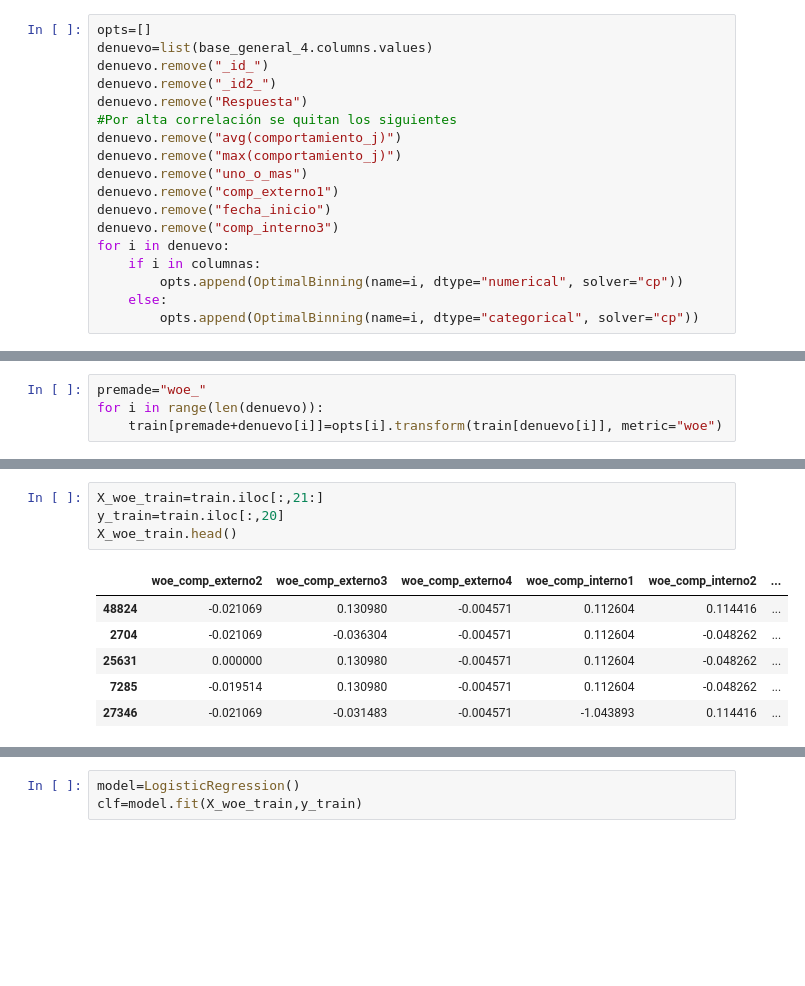
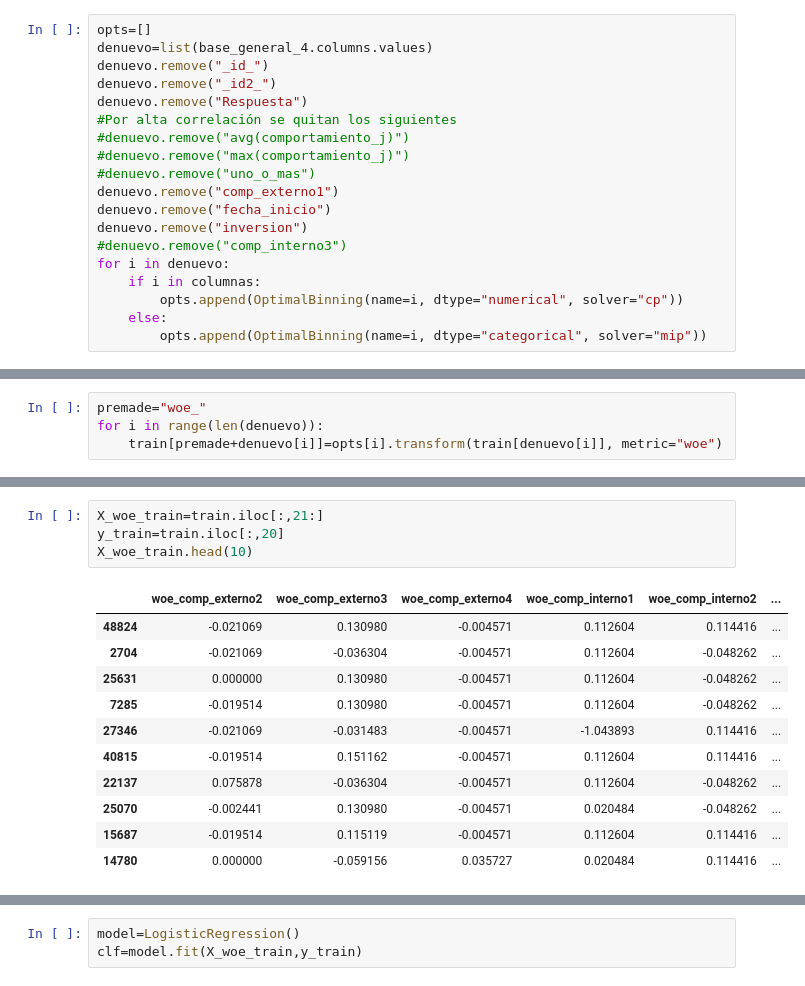
Before and after one commit to BrianPgz/HomeWork1_ML, a Jupyter notebook: Tarea2.ipynb, the cells around one changed output, grey strips where cells are left out. Drawn from its saved outputs; the diff is of its cells as text; blank space fills up the shorter version.

```diff
--- a/Tarea2.ipynb
+++ b/Tarea2.ipynb
@@ -365,17 +367,18 @@ denuevo.remove("_id_")
 denuevo.remove("_id2_")
 denuevo.remove("Respuesta")
 #Por alta correlación se quitan los siguientes
-denuevo.remove("avg(comportamiento_j)")
-denuevo.remove("max(comportamiento_j)")
-denuevo.remove("uno_o_mas")
+#denuevo.remove("avg(comportamiento_j)")
+#denuevo.remove("max(comportamiento_j)")
+#denuevo.remove("uno_o_mas")
 denuevo.remove("comp_externo1")
 denuevo.remove("fecha_inicio")
-denuevo.remove("comp_interno3")
+denuevo.remove("inversion")
+#denuevo.remove("comp_interno3")
 for i in denuevo:
     if i in columnas:
         opts.append(OptimalBinning(name=i, dtype="numerical", solver="cp"))
     else:
-        opts.append(OptimalBinning(name=i, dtype="categorical", solver="cp"))
+        opts.append(OptimalBinning(name=i, dtype="categorical", solver="mip"))
 # %%
 for i in range(len(denuevo)):
     opts[i].fit(train[denuevo[i]],y)
@@ -422,11 +419,16 @@ plt.show()
 # %%
 X_woe_train=train.iloc[:,21:]
 y_train=train.iloc[:,20]
-X_woe_train.head()
+X_woe_train.head(10)
 # %% [output]
 |  | woe_comp_externo2 | woe_comp_externo3 | woe_comp_externo4 | woe_comp_interno1 | woe_comp_interno2 | ... |
 | 48824 | -0.021069 | 0.130980 | -0.004571 | 0.112604 | 0.114416 | ... |
 | 2704 | -0.021069 | -0.036304 | -0.004571 | 0.112604 | -0.048262 | ... |
 | 25631 | 0.000000 | 0.130980 | -0.004571 | 0.112604 | -0.048262 | ... |
 | 7285 | -0.019514 | 0.130980 | -0.004571 | 0.112604 | -0.048262 | ... |
 | 27346 | -0.021069 | -0.031483 | -0.004571 | -1.043893 | 0.114416 | ... |
+| 40815 | -0.019514 | 0.151162 | -0.004571 | 0.112604 | 0.114416 | ... |
+| 22137 | 0.075878 | -0.036304 | -0.004571 | 0.112604 | -0.048262 | ... |
+| 25070 | -0.002441 | 0.130980 | -0.004571 | 0.020484 | -0.048262 | ... |
+| 15687 | -0.019514 | 0.115119 | -0.004571 | 0.112604 | 0.114416 | ... |
+| 14780 | 0.000000 | -0.059156 | 0.035727 | 0.020484 | 0.114416 | ... |
```
Also changed, not shown: parts of 7 cells of this notebook.
